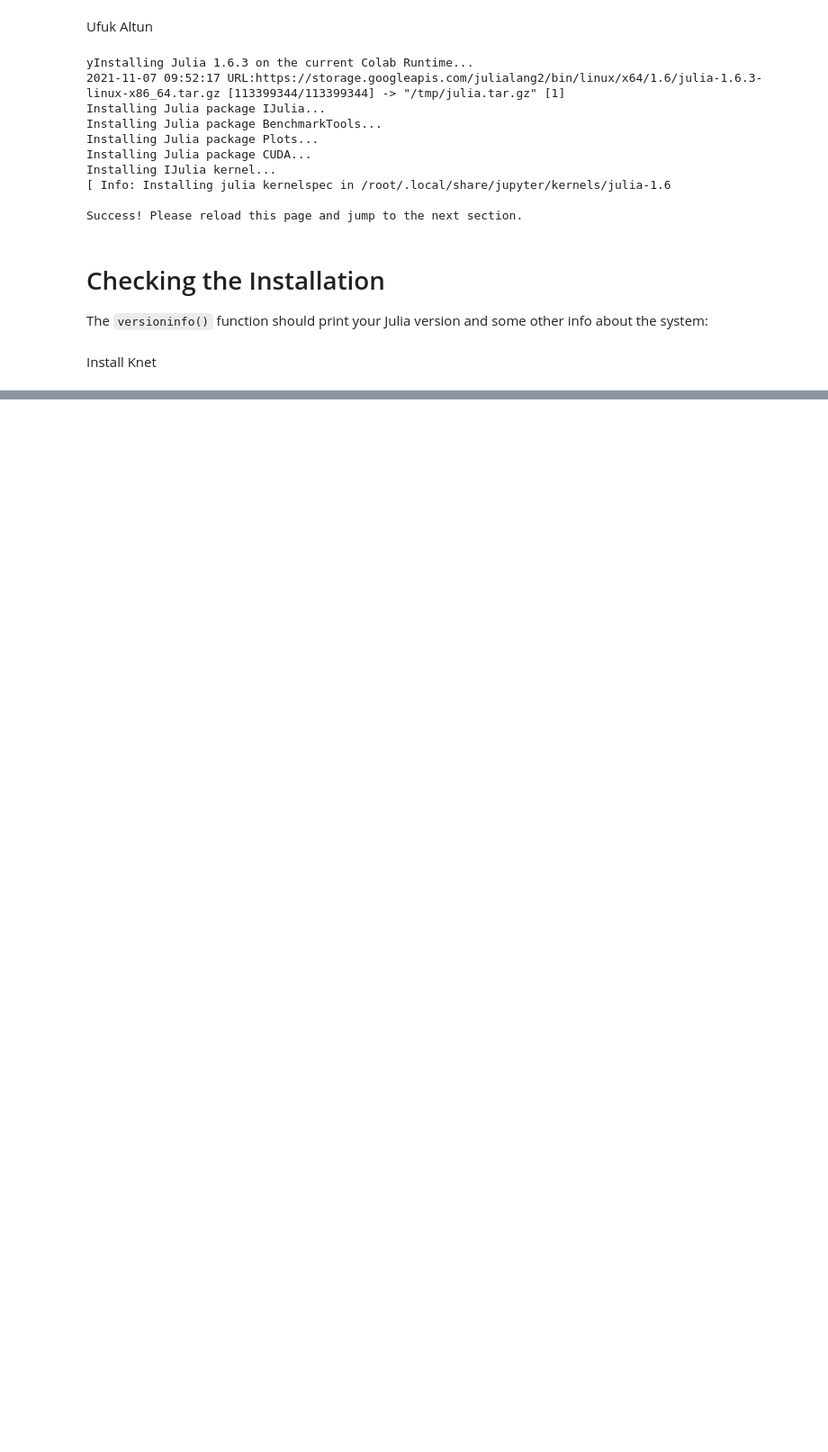
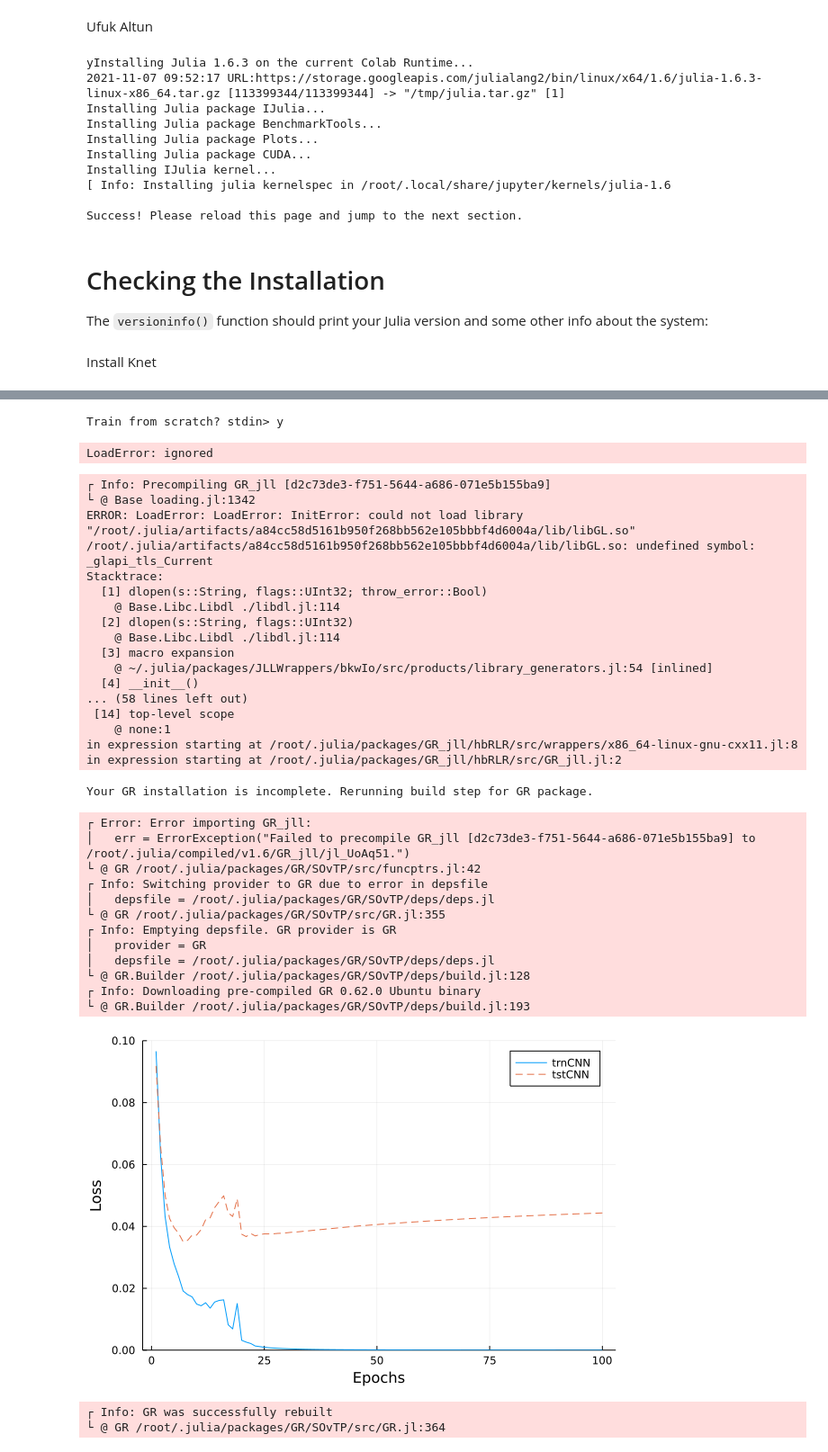
Before and after one commit to altun1ufuk/DomainGenViaGradSurgery, a Jupyter notebook: MAIN_benchmark.ipynb, the cells around one changed output, grey strips where cells are left out. Shown at 90% size. Cells and saved outputs as stored; diff of their text form; code cells hidden in the pictures; blank space fills up the shorter version.

```diff
--- a/MAIN_benchmark.ipynb
+++ b/MAIN_benchmark.ipynb
@@ -119,0 +241,3 @@ SyntaxError: ignored
+# %%
+LeNet = Chain((Conv(3,3,3,20), Conv(3,3,20,50), Dense(80,50,f=relu), Dense(500,5)))
+AlexNET = trainresults("cnn113.jld2", LeNet);
@@ -119,0 +308,45 @@ SyntaxError: ignored
+# %%
+AlexNET = trainresults("cnn113.jld2", LeNet);
+# %% [output]
+Train from scratch? stdin> y
+LoadError: ignored
+# %%
+using Plots; default(fmt=:png,ls=:auto)
+
+# Comparison to MLP shows faster convergence, better generalization
+plot([AlexNET[1,:], AlexNET[2,:]],ylim=(0.0,0.1),
+     labels=["trnCNN" "tstCNN"],xlabel="Epochs",ylabel="Loss")
+# %% [output]
+┌ Info: Precompiling GR_jll [d2c73de3-f751-5644-a686-071e5b155ba9]
+└ @ Base loading.jl:1342
+ERROR: LoadError: LoadError: InitError: could not load library "/root/.julia/artifacts/a84cc58d5161b950f268bb562e105bbbf4d6004a/lib/libGL.so"
+/root/.julia/artifacts/a84cc58d5161b950f268bb562e105bbbf4d6004a/lib/libGL.so: undefined symbol: _glapi_tls_Current
+Stacktrace:
+  [1] dlopen(s::String, flags::UInt32; throw_error::Bool)
+    @ Base.Libc.Libdl ./libdl.jl:114
+  [2] dlopen(s::String, flags::UInt32)
+    @ Base.Libc.Libdl ./libdl.jl:114
+  [3] macro expansion
+    @ ~/.julia/packages/JLLWrappers/bkwIo/src/products/library_generators.jl:54 [inlined]
+  [4] __init__()
+... (58 lines left out)
+ [14] top-level scope
+    @ none:1
+in expression starting at /root/.julia/packages/GR_jll/hbRLR/src/wrappers/x86_64-linux-gnu-cxx11.jl:8
+in expression starting at /root/.julia/packages/GR_jll/hbRLR/src/GR_jll.jl:2
+Your GR installation is incomplete. Rerunning build step for GR package.
+┌ Error: Error importing GR_jll:
+│   err = ErrorException("Failed to precompile GR_jll [d2c73de3-f751-5644-a686-071e5b155ba9] to /root/.julia/compiled/v1.6/GR_jll/jl_UoAq51.")
+└ @ GR /root/.julia/packages/GR/SOvTP/src/funcptrs.jl:42
+┌ Info: Switching provider to GR due to error in depsfile
+│   depsfile = /root/.julia/packages/GR/SOvTP/deps/deps.jl
+└ @ GR /root/.julia/packages/GR/SOvTP/src/GR.jl:355
+┌ Info: Emptying depsfile. GR provider is GR
+│   provider = GR
+│   depsfile = /root/.julia/packages/GR/SOvTP/deps/deps.jl
+└ @ GR.Builder /root/.julia/packages/GR/SOvTP/deps/build.jl:128
+┌ Info: Downloading pre-compiled GR 0.62.0 Ubuntu binary
+└ @ GR.Builder /root/.julia/packages/GR/SOvTP/deps/build.jl:193
+[figure, added]
+┌ Info: GR was successfully rebuilt
+└ @ GR /root/.julia/packages/GR/SOvTP/src/GR.jl:364
```
Also changed, not shown: parts of 9 cells of this notebook.
